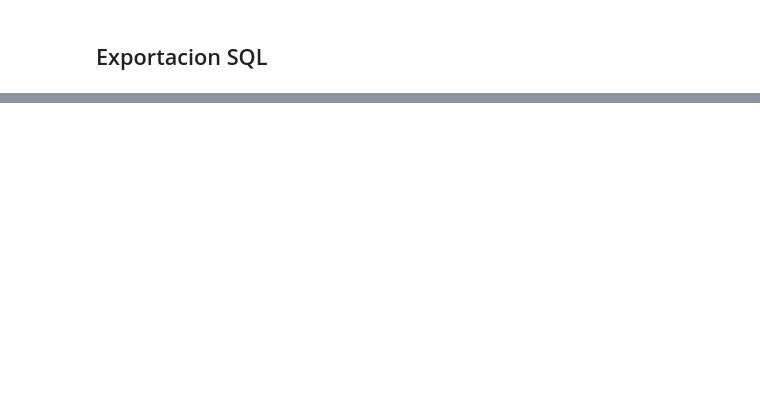
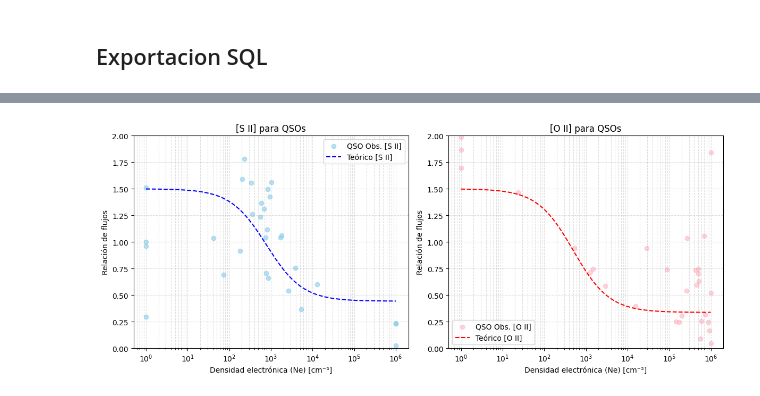
Before and after one commit to eadelgadillom/Nucleos-Activos, a Jupyter notebook: Ecuaciones.ipynb, the cells around one changed output, grey strips where cells are left out. Drawn from its saved outputs; the diff is of its cells as text; code cells hidden in the pictures; blank space fills up the shorter version.

```diff
--- a/Ecuaciones.ipynb
+++ b/Ecuaciones.ipynb
@@ -209,0 +251,69 @@ See the caveats in the documentation: https://pandas.pydata.org/pandas-docs/stab
+# %%
+import numpy as np
+import pandas as pd
+import matplotlib.pyplot as plt
+
+# 1) Cargar datos
+df = pd.read_csv("resultados_T_Ne_todas_relaciones.csv")
+
+# 2) Filtrar para quedarnos solo con QSOs
+df_qso = df[df['class'] == 'QSO'].copy()
+
+# 3) Extraer N_e específico para cada par
+#    Aquí usamos tu nomenclatura: Ne_SII desde SII_OII y Ne_OII desde OII_OIII
+df_qso['Ne_SII'] = df_qso['N_e_SII_OII']
+df_qso['Ne_OII'] = df_qso['N_e_OII_OIII']
+
+# 4) Rango para curva teórica
+Ne_range = np.logspace(0, 6, 1000)
+T_fixed = 1e4
+
+# 5) Graficar en subplots
+plt.figure(figsize=(12, 5))
+
+# --- [S II] ---
+plt.subplot(1, 2, 1)
+mask_sii = (df_qso['Ne_SII'] > 0) & (df_qso['rate_SII'] > 0)
+plt.scatter(
+    df_qso.loc[mask_sii, 'Ne_SII'],
+    df_qso.loc[mask_sii, 'rate_SII'],
+    color='skyblue', alpha=0.6, label='QSO Obs. [S II]'
+)
+plt.plot(
+    Ne_range,
+    f6716_over_f6731(Ne_range, T_fixed),
+    '--', color='blue', label='Teórico [S II]'
+)
+plt.xscale('log')
+plt.ylim(0, 2)
+plt.title('[S II] para QSOs')
+plt.xlabel('Densidad electrónica (Ne) [cm⁻³]')
+plt.ylabel('Relación de flujos')
+plt.legend()
+plt.grid(which='both', ls='--', alpha=0.4)
+
+# --- [O II] ---
+plt.subplot(1, 2, 2)
+mask_oii = (df_qso['Ne_OII'] > 0) & (df_qso['rate_OII'] > 0)
+plt.scatter(
+    df_qso.loc[mask_oii, 'Ne_OII'],
+    df_qso.loc[mask_oii, 'rate_OII'],
+    color='lightpink', alpha=0.6, label='QSO Obs. [O II]'
+)
+plt.plot(
+    Ne_range,
+    f3726_over_f3729(Ne_range, T_fixed),
+    '--', color='red', label='Teórico [O II]'
+)
+plt.xscale('log')
+plt.ylim(0, 2)
+plt.title('[O II] para QSOs')
+plt.xlabel('Densidad electrónica (Ne) [cm⁻³]')
+plt.ylabel('Relación de flujos')
+plt.legend()
+plt.grid(which='both', ls='--', alpha=0.4)
+
+plt.tight_layout()
+plt.show()
+# %% [output]
+[figure, added]
```
Also changed, not shown: parts of 12 cells of this notebook, 5 other files.
